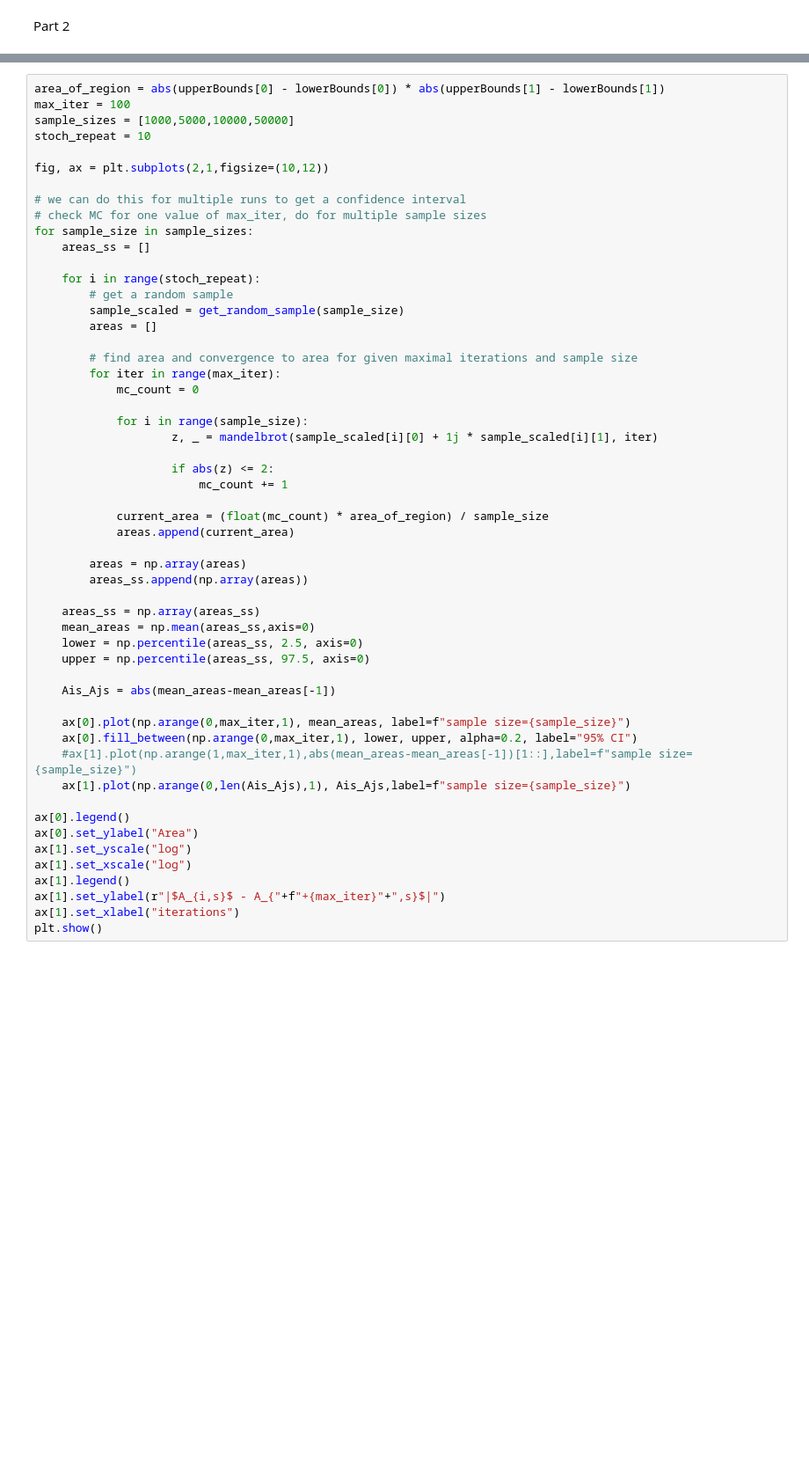
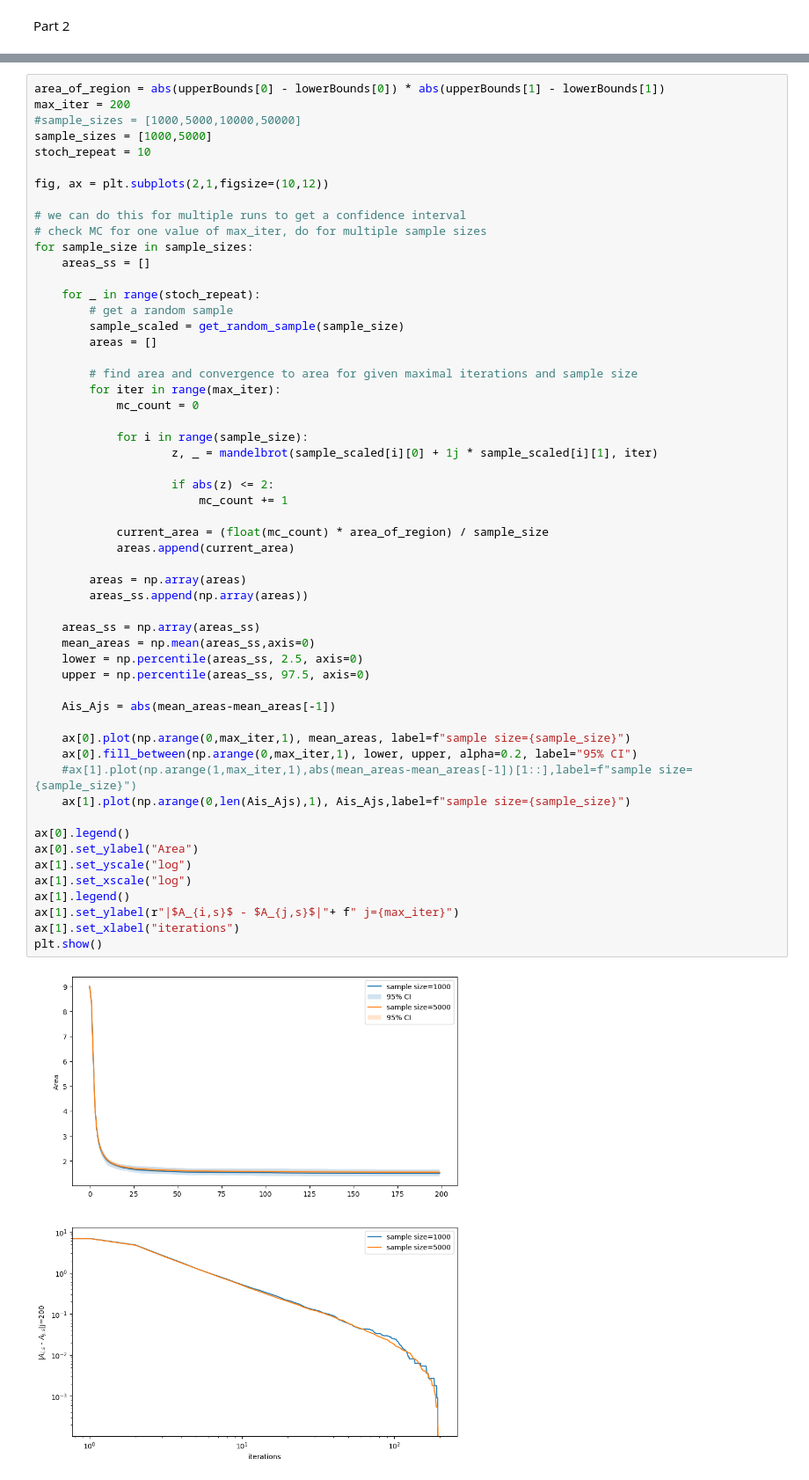
Before and after one commit to matijsv/Stochastic_Simulation_Assignments, a Jupyter notebook: Assignment1/main.ipynb, the cells around one changed output, grey strips where cells are left out. Shown: that part at 88% size. Drawn from its saved outputs; the diff is of its cells as text; blank space fills up the shorter version.

```diff
--- a/Assignment1/main.ipynb
+++ b/Assignment1/main.ipynb
@@ -105,8 +115,9 @@ def get_random_sample(sample_size,sampling_method="random"):
     return sample_scaled
 # %%
 area_of_region = abs(upperBounds[0] - lowerBounds[0]) * abs(upperBounds[1] - lowerBounds[1])
-max_iter = 100
-sample_sizes = [1000,5000,10000,50000]
+max_iter = 200
+#sample_sizes = [1000,5000,10000,50000]
+sample_sizes = [1000,5000]
 stoch_repeat = 10
 
 fig, ax = plt.subplots(2,1,figsize=(10,12))
@@ -116,7 +127,7 @@ fig, ax = plt.subplots(2,1,figsize=(10,12))
 for sample_size in sample_sizes:
     areas_ss = []
 
-    for i in range(stoch_repeat):
+    for _ in range(stoch_repeat):
         # get a random sample
         sample_scaled = get_random_sample(sample_size)
         areas = []
@@ -129,34 +140,36 @@ for sample_size in sample_sizes:
                     z, _ = mandelbrot(sample_scaled[i][0] + 1j * sample_scaled[i][1], iter)
 
                     if abs(z) <= 2:
                         mc_count += 1
 
             current_area = (float(mc_count) * area_of_region) / sample_size
             areas.append(current_area)
 
         areas = np.array(areas)
         areas_ss.append(np.array(areas))
 
     areas_ss = np.array(areas_ss)
     mean_areas = np.mean(areas_ss,axis=0)
     lower = np.percentile(areas_ss, 2.5, axis=0)
     upper = np.percentile(areas_ss, 97.5, axis=0)
 
     Ais_Ajs = abs(mean_areas-mean_areas[-1])
 
     ax[0].plot(np.arange(0,max_iter,1), mean_areas, label=f"sample size={sample_size}")
     ax[0].fill_between(np.arange(0,max_iter,1), lower, upper, alpha=0.2, label="95% CI")
     #ax[1].plot(np.arange(1,max_iter,1),abs(mean_areas-mean_areas[-1])[1::],label=f"sample size={sample_size}")
     ax[1].plot(np.arange(0,len(Ais_Ajs),1), Ais_Ajs,label=f"sample size={sample_size}")
 
 ax[0].legend()
 ax[0].set_ylabel("Area")
 ax[1].set_yscale("log")
 ax[1].set_xscale("log")
 ax[1].legend()
-ax[1].set_ylabel(r"|$A_{i,s}$ - A_{"+f"+{max_iter}"+",s}$|")
+ax[1].set_ylabel(r"|$A_{i,s}$ - $A_{j,s}$|"+ f" j={max_iter}")
 ax[1].set_xlabel("iterations")
 plt.show()
+# %% [output]
+[figure, added]
 # %%
 # Implementation of code in lecture slides, to determine sample size for a standard error of d
 
```
Also changed, not shown: parts of 6 cells of this notebook.
